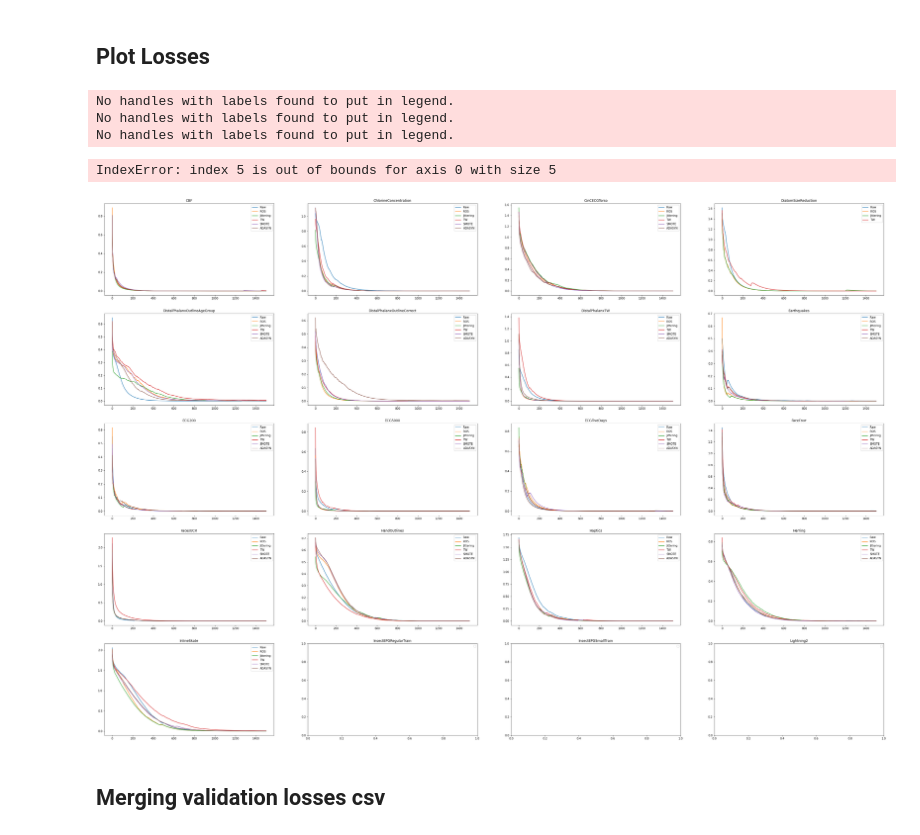
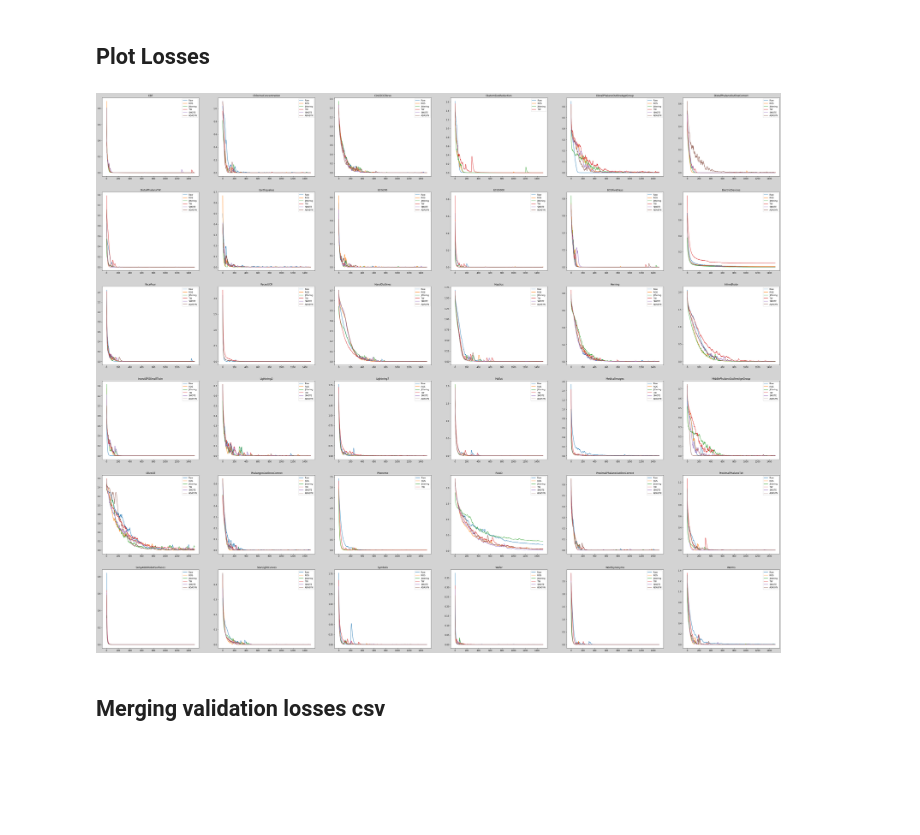
Before and after one commit to DorianJoubaud/ImbalancedTimeSeriesClassification, a Jupyter notebook: Notebook_Classification.ipynb, the cells around one changed output. Cells and saved outputs as stored; diff of their text form; code cells hidden in the pictures; blank space fills up the shorter version.

```diff
--- a/Notebook_Classification.ipynb
+++ b/Notebook_Classification.ipynb
@@ -117,0 +174,4 @@ df = pd.merge(df1,df2, on='Step')
+# %%
+df = df.drop(df.filter(regex='_MIN').columns, axis = 1)
+df = df.drop(df.filter(regex='_MAX').columns, axis = 1)
+df
@@ -118,33 +192,45 @@ df = pd.merge(df1,df2, on='Step')
+# %%
+df = df.drop(['ClassificationFiftyWords  - Raw - loss'], axis =1)
 # %% [markdown]
 ## Plot Losses
 # %%
 %matplotlib inline
 dataset = os.listdir('data')
 Da = ['Raw', 'ROS', 'Jittering', 'TW', 'SMOTE', 'ADASYN']
-fig, ax = plt.subplots(5,4,figsize=(50, 35))
+fig, ax = plt.subplots(6,6,figsize=(60, 50))
+nb = 0
+fig.set_facecolor('lightgrey')
 
 for i in range(len(dataset)):
+
+  trig = False
   for j in range(len( Da)):
 
-    try:
-      loss = df[f'Classification{dataset[i]}  - {Da[j]} - loss'].ewm(99).mean()
-      ax[i//4][i%4].plot(loss, label = Da[j])
-    except:
-      pass
+    if (f'Classification{dataset[i]}  - {Da[j]} - loss' in df.columns):
+      trig = trig or True
 
 
-  ax[i//4][i%4].set_title(dataset[i])
-  ax[i//4][i%4].legend()
+
+      loss = df[f'Classification{dataset[i]}  - {Da[j]} - loss'].ewm(10).mean()
+      ax[nb//6][nb%6].plot(loss, label = Da[j])
+      ax[nb//6][nb%6].set_title(dataset[i])
+      ax[nb//6][nb%6].legend()
+  if trig:
+    nb+=1
+
+
+
+
+
+
+
+
 
 
 
 plt.legend()
 plt.show()
 # %% [output]
-No handles with labels found to put in legend.
-No handles with labels found to put in legend.
-No handles with labels found to put in legend.
-IndexError: index 5 is out of bounds for axis 0 with size 5
-[figure, old version]
+[figure, new version]
 # %% [markdown]
 ## Merging validation losses csv
```
Also changed, not shown: parts of 34 cells of this notebook, 47 other files.
